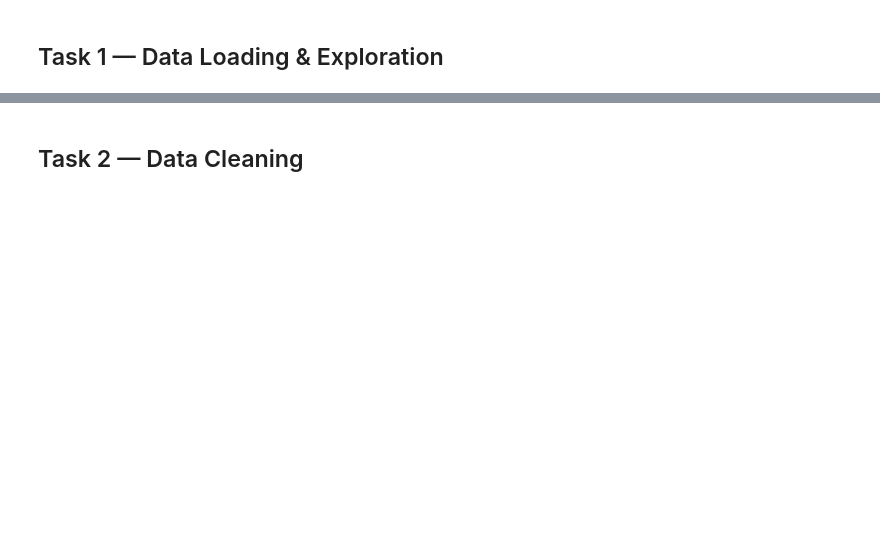
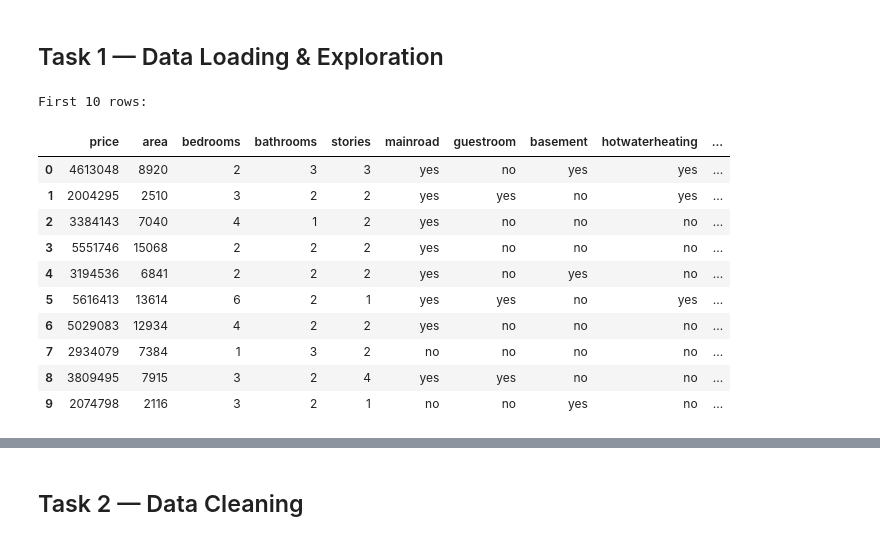
Before and after one commit to Prem-0007/XYlofyAI_week1, a Jupyter notebook: analysis.ipynb, the cells around one changed output, grey strips where cells are left out. Drawn from its saved outputs; the diff is of its cells as text; code cells hidden in the pictures; blank space fills up the shorter version.

```diff
--- a/analysis.ipynb
+++ b/analysis.ipynb
@@ -22,10 +26,24 @@ print("Libraries loaded successfully.")
 # %% [markdown]
 ## Task 1 — Data Loading & Exploration
 # %%
-df = pd.read_csv('Housing.csv')
+
+df = pd.read_csv('https://raw.githubusercontent.com/Prem-0007/XYlofyAI_week1/main/Housing.csv')
 
 print("First 10 rows:")
 df.head(10)
+# %% [output]
+First 10 rows:
+|  | price | area | bedrooms | bathrooms | stories | mainroad | guestroom | basement | hotwaterheating | ... |
+| 0 | 4613048 | 8920 | 2 | 3 | 3 | yes | no | yes | yes | ... |
+| 1 | 2004295 | 2510 | 3 | 2 | 2 | yes | yes | no | yes | ... |
+| 2 | 3384143 | 7040 | 4 | 1 | 2 | yes | no | no | no | ... |
+| 3 | 5551746 | 15068 | 2 | 2 | 2 | yes | no | no | no | ... |
+| 4 | 3194536 | 6841 | 2 | 2 | 2 | yes | no | yes | no | ... |
+| 5 | 5616413 | 13614 | 6 | 2 | 1 | yes | yes | no | yes | ... |
+| 6 | 5029083 | 12934 | 4 | 2 | 2 | yes | no | no | no | ... |
+| 7 | 2934079 | 7384 | 1 | 3 | 2 | no | no | no | no | ... |
+| 8 | 3809495 | 7915 | 3 | 2 | 4 | yes | yes | no | no | ... |
+| 9 | 2074798 | 2116 | 3 | 2 | 1 | no | no | yes | no | ... |
 # %%
 print(f"Dataset shape: {df.shape[0]} rows × {df.shape[1]} columns")
 print(f"\nTarget column  : price")
```
Also changed, not shown: parts of 16 cells of this notebook.
